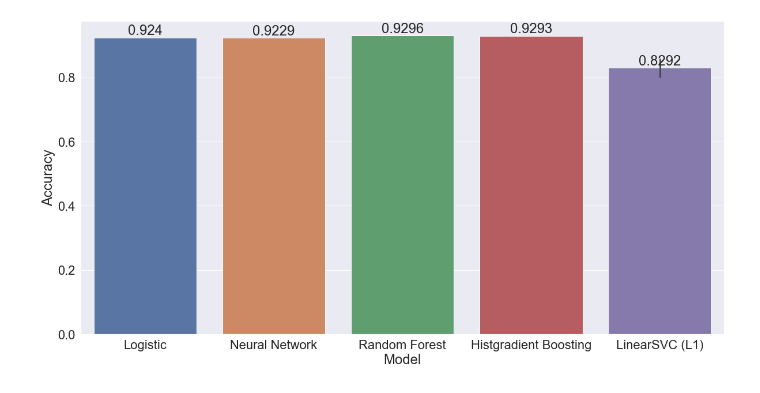
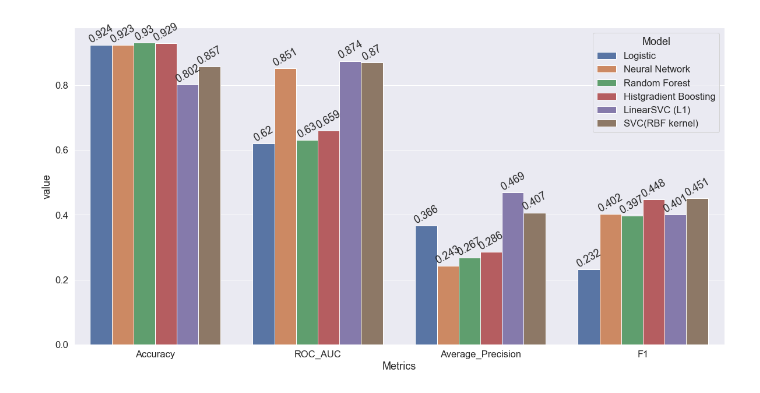
Before and after one commit to JennaYuuu/AML-Project, a Jupyter notebook: model_building/scoring.ipynb, the cells around one changed output. Saved outputs shown, nothing was run; the diff lists cells and outputs as text; code cells hidden in the pictures.

```diff
--- a/model_building/scoring.ipynb
+++ b/model_building/scoring.ipynb
@@ -8,11 +8,14 @@ columns = ['Model', 'Accuracy', 'ROC_AUC', 'Average_Precision', 'F1']
 # %%
 df_scoring = pd.DataFrame(columns = columns)
 df_scoring = df_scoring.append(pd.DataFrame(data = [['Logistic', 0.924, 0.62, 0.366, 0.232]], columns=columns), ignore_index=True)
-df_scoring = df_scoring.append(pd.DataFrame(data = [['Neural Network', 0.9229, 0.8514, 0.2433, 0.4017]], columns=columns), ignore_index=True)
-df_scoring = df_scoring.append(pd.DataFrame(data = [['Random Forest', 0.9296, 0.6302, 0.2673, 0.3968]], columns=columns), ignore_index=True)
-df_scoring = df_scoring.append(pd.DataFrame(data = [['Histgradient Boosting', 0.9293, 0.6593, 0.2860, 0.4483]], columns=columns), ignore_index=True)
-df_scoring = df_scoring.append(pd.DataFrame(data = [['LinearSVC (L1)', 0.8016, 0.8736, 0.4691, 0.4005]], columns=columns), ignore_index=True)
-df_scoring = df_scoring.append(pd.DataFrame(data = [['LinearSVC (L1)', 0.8568, 0.8697, 0.4067, 0.4509]], columns=columns), ignore_index=True)
+df_scoring = df_scoring.append(pd.DataFrame(data = [['Neural Network', 0.923, 0.851, 0.243, 0.402]], columns=columns), ignore_index=True)
+df_scoring = df_scoring.append(pd.DataFrame(data = [['Random Forest', 0.930, 0.630, 0.267, 0.397]], columns=columns), ignore_index=True)
+df_scoring = df_scoring.append(pd.DataFrame(data = [['Histgradient Boosting', 0.929, 0.659, 0.286, 0.448]], columns=columns), ignore_index=True)
+df_scoring = df_scoring.append(pd.DataFrame(data = [['LinearSVC (L1)', 0.802, 0.874, 0.469, 0.401]], columns=columns), ignore_index=True)
+df_scoring = df_scoring.append(pd.DataFrame(data = [['SVC(RBF kernel)', 0.857, 0.870, 0.407, 0.451]], columns=columns), ignore_index=True)
+# %%
+df_scoring = df_scoring.reset_index()
+df_scoring = pd.melt(df_scoring, id_vars='Model', var_name ='Metrics', value_vars=['Accuracy', 'ROC_AUC', 'Average_Precision', 'F1'])
 # %%
 df_scoring
 # %% [output]
@@ -26,9 +39,8 @@ df_scoring
 # %%
 plt.figure(figsize=(20,10))
-sns.set(font_scale=2)
-ax = sns.barplot(data=df_scoring, x="Model", y="Accuracy", hue = 'Model', dodge=False)
+sns.set(font_scale=1.5)
+ax = sns.barplot(data=df_scoring, x='Metrics', y='value', hue='Model')
 for i in ax.containers:
-    ax.bar_label(i,)
-ax.get_legend().remove()
+    ax.bar_label(i,rotation=30)
 # %% [output]
-[figure, old version]
+[figure, new version]
```
Also changed, not shown: parts of 4 cells of this notebook.
